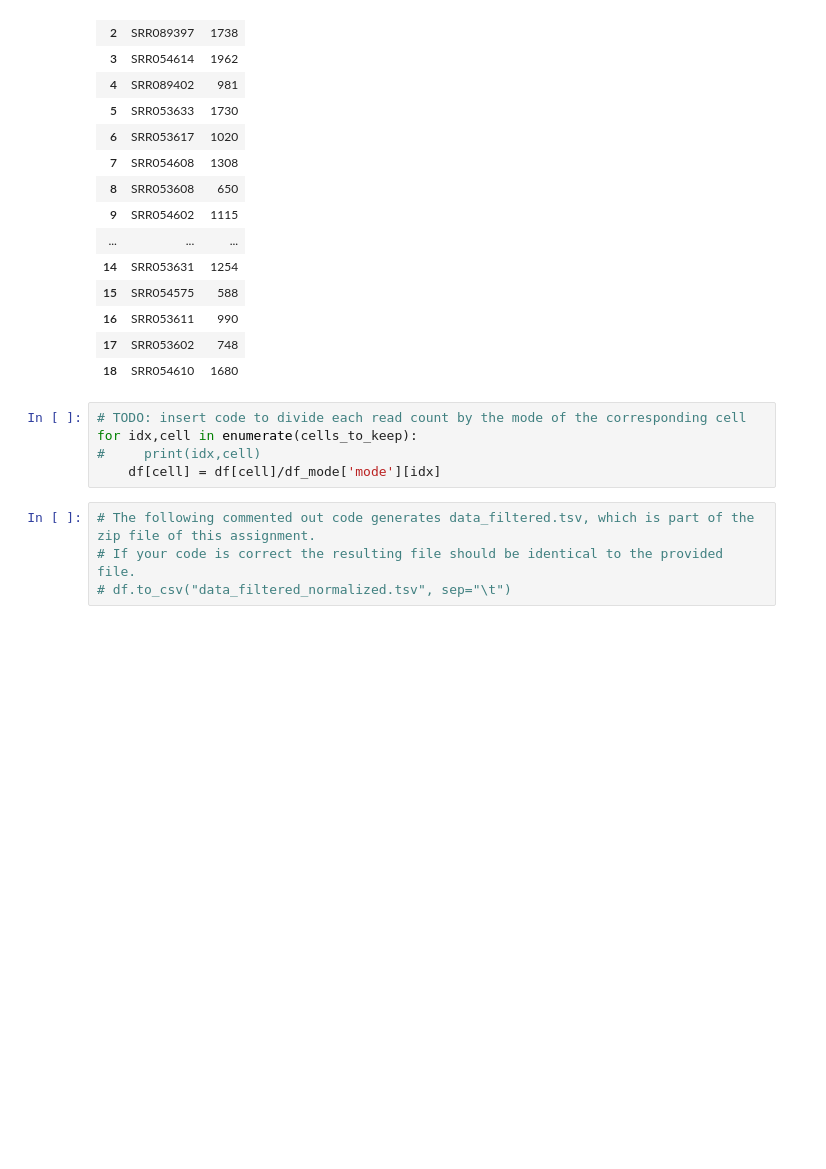
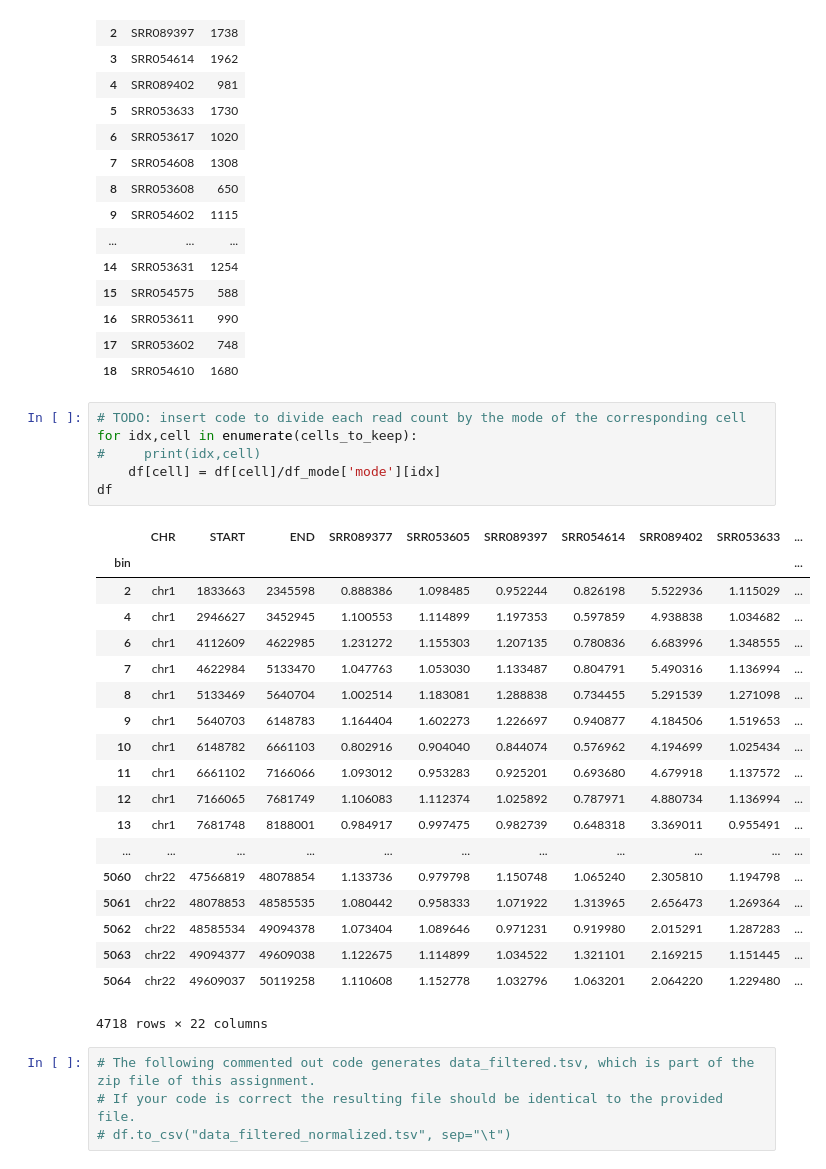
Before and after one commit to EggshellBoom/CS466, a Jupyter notebook: HW/hw4/Tanzhen_Li.ipynb, the cells around one changed output. Saved outputs shown, nothing was run; the diff lists cells and outputs as text; blank space fills up the shorter version.

```diff
--- a/HW/hw4/Tanzhen_Li.ipynb
+++ b/HW/hw4/Tanzhen_Li.ipynb
@@ -190,8 +190,29 @@ df_mode
 # %%
 # TODO: insert code to divide each read count by the mode of the corresponding cell
 for idx,cell in enumerate(cells_to_keep):
 #     print(idx,cell)
     df[cell] = df[cell]/df_mode['mode'][idx]
+df
+# %% [output]
+|  | CHR | START | END | SRR089377 | SRR053605 | SRR089397 | SRR054614 | SRR089402 | SRR053633 | ... |
+| bin |  |  |  |  |  |  |  |  |  | ... |
+| 2 | chr1 | 1833663 | 2345598 | 0.888386 | 1.098485 | 0.952244 | 0.826198 | 5.522936 | 1.115029 | ... |
+| 4 | chr1 | 2946627 | 3452945 | 1.100553 | 1.114899 | 1.197353 | 0.597859 | 4.938838 | 1.034682 | ... |
+| 6 | chr1 | 4112609 | 4622985 | 1.231272 | 1.155303 | 1.207135 | 0.780836 | 6.683996 | 1.348555 | ... |
+| 7 | chr1 | 4622984 | 5133470 | 1.047763 | 1.053030 | 1.133487 | 0.804791 | 5.490316 | 1.136994 | ... |
+| 8 | chr1 | 5133469 | 5640704 | 1.002514 | 1.183081 | 1.288838 | 0.734455 | 5.291539 | 1.271098 | ... |
+| 9 | chr1 | 5640703 | 6148783 | 1.164404 | 1.602273 | 1.226697 | 0.940877 | 4.184506 | 1.519653 | ... |
+| 10 | chr1 | 6148782 | 6661103 | 0.802916 | 0.904040 | 0.844074 | 0.576962 | 4.194699 | 1.025434 | ... |
+| 11 | chr1 | 6661102 | 7166066 | 1.093012 | 0.953283 | 0.925201 | 0.693680 | 4.679918 | 1.137572 | ... |
+| 12 | chr1 | 7166065 | 7681749 | 1.106083 | 1.112374 | 1.025892 | 0.787971 | 4.880734 | 1.136994 | ... |
+| 13 | chr1 | 7681748 | 8188001 | 0.984917 | 0.997475 | 0.982739 | 0.648318 | 3.369011 | 0.955491 | ... |
+| ... | ... | ... | ... | ... | ... | ... | ... | ... | ... | ... |
+| 5060 | chr22 | 47566819 | 48078854 | 1.133736 | 0.979798 | 1.150748 | 1.065240 | 2.305810 | 1.194798 | ... |
+| 5061 | chr22 | 48078853 | 48585535 | 1.080442 | 0.958333 | 1.071922 | 1.313965 | 2.656473 | 1.269364 | ... |
+| 5062 | chr22 | 48585534 | 49094378 | 1.073404 | 1.089646 | 0.971231 | 0.919980 | 2.015291 | 1.287283 | ... |
+| 5063 | chr22 | 49094377 | 49609038 | 1.122675 | 1.114899 | 1.034522 | 1.321101 | 2.169215 | 1.151445 | ... |
+| 5064 | chr22 | 49609037 | 50119258 | 1.110608 | 1.152778 | 1.032796 | 1.063201 | 2.064220 | 1.229480 | ... |
+4718 rows × 22 columns
 # %%
 # The following commented out code generates data_filtered.tsv, which is part of the zip file of this assignment.
 # If your code is correct the resulting file should be identical to the provided file.
```
Also changed, not shown: parts of 14 cells of this notebook, 2 other files.
